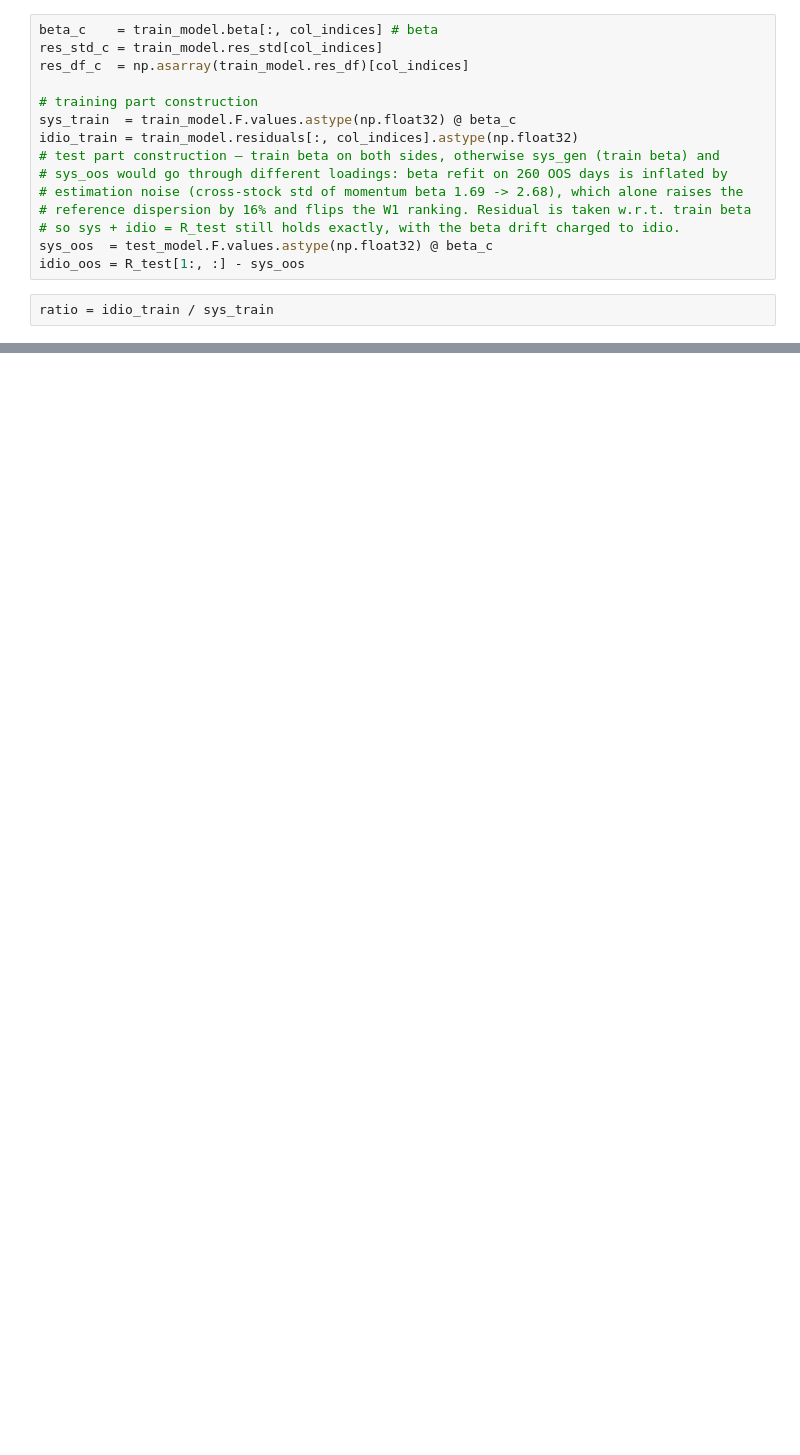
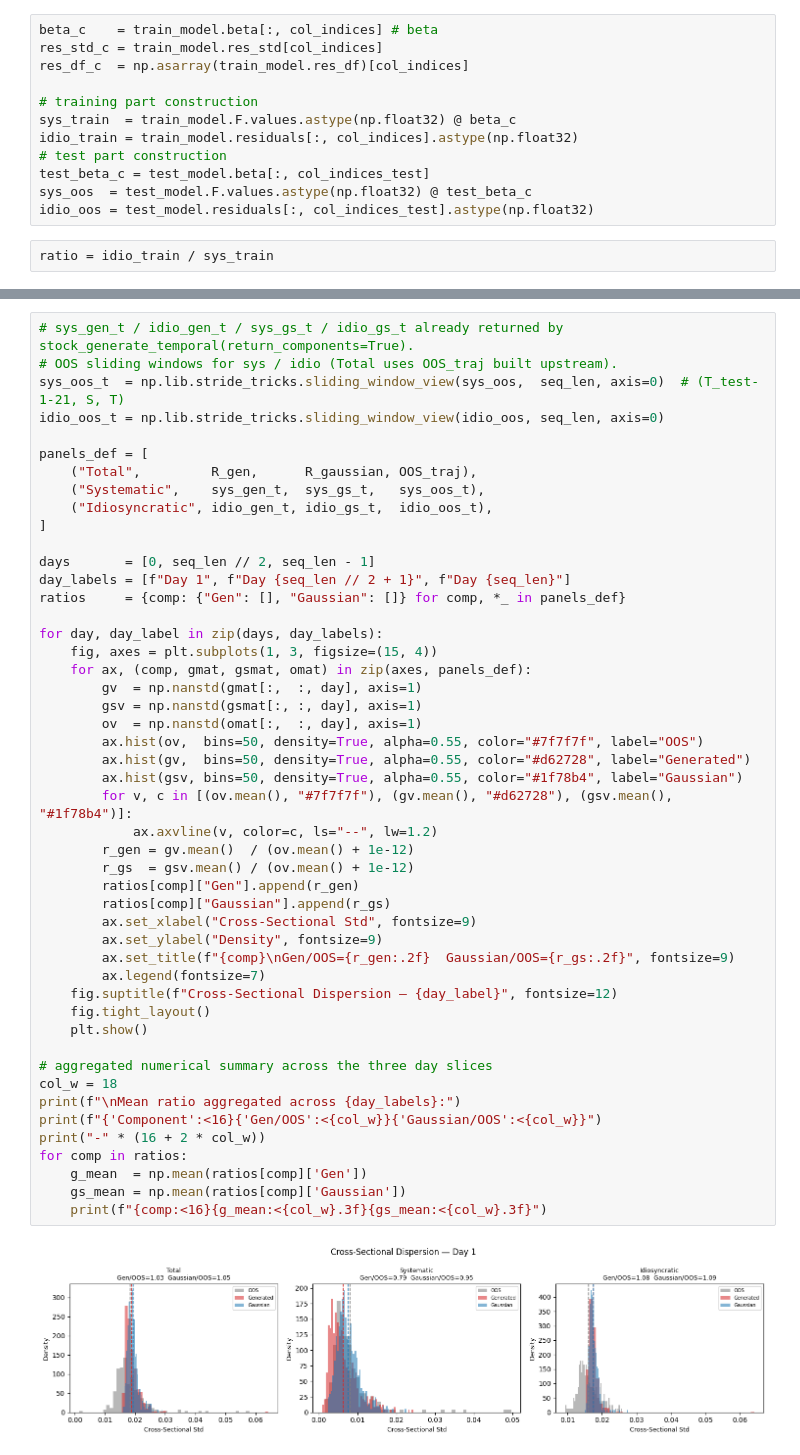
Before and after one commit to yryMax/TailEnhancedFinDiff, a Jupyter notebook: stock_evaluation.ipynb, the cells around one changed output, grey strips where cells are left out. Drawn from its saved outputs; the diff is of its cells as text; blank space fills up the shorter version.

```diff
--- a/stock_evaluation.ipynb
+++ b/stock_evaluation.ipynb
@@ -234,12 +253,9 @@ res_df_c  = np.asarray(train_model.res_df)[col_indices]
 # training part construction
 sys_train  = train_model.F.values.astype(np.float32) @ beta_c
 idio_train = train_model.residuals[:, col_indices].astype(np.float32)
-# test part construction — train beta on both sides, otherwise sys_gen (train beta) and
-# sys_oos would go through different loadings: beta refit on 260 OOS days is inflated by
-# estimation noise (cross-stock std of momentum beta 1.69 -> 2.68), which alone raises the
-# reference dispersion by 16% and flips the W1 ranking. Residual is taken w.r.t. train beta
-# so sys + idio = R_test still holds exactly, with the beta drift charged to idio.
-sys_oos  = test_model.F.values.astype(np.float32) @ beta_c
-idio_oos = R_test[1:, :] - sys_oos
+# test part construction
+test_beta_c = test_model.beta[:, col_indices_test]
+sys_oos  = test_model.F.values.astype(np.float32) @ test_beta_c
+idio_oos = test_model.residuals[:, col_indices_test].astype(np.float32)
 # %%
 ratio = idio_train / sys_train
@@ -350,0 +264,50 @@ plt.show()
+# %%
+# sys_gen_t / idio_gen_t / sys_gs_t / idio_gs_t already returned by stock_generate_temporal(return_components=True).
+# OOS sliding windows for sys / idio (Total uses OOS_traj built upstream).
+sys_oos_t  = np.lib.stride_tricks.sliding_window_view(sys_oos,  seq_len, axis=0)  # (T_test-1-21, S, T)
+idio_oos_t = np.lib.stride_tricks.sliding_window_view(idio_oos, seq_len, axis=0)
+
+panels_def = [
+    ("Total",         R_gen,      R_gaussian, OOS_traj),
+    ("Systematic",    sys_gen_t,  sys_gs_t,   sys_oos_t),
+    ("Idiosyncratic", idio_gen_t, idio_gs_t,  idio_oos_t),
+]
+
+days       = [0, seq_len // 2, seq_len - 1]
+day_labels = [f"Day 1", f"Day {seq_len // 2 + 1}", f"Day {seq_len}"]
+ratios     = {comp: {"Gen": [], "Gaussian": []} for comp, *_ in panels_def}
+
+for day, day_label in zip(days, day_labels):
+    fig, axes = plt.subplots(1, 3, figsize=(15, 4))
+    for ax, (comp, gmat, gsmat, omat) in zip(axes, panels_def):
+        gv  = np.nanstd(gmat[:,  :, day], axis=1)
+        gsv = np.nanstd(gsmat[:, :, day], axis=1)
+        ov  = np.nanstd(omat[:,  :, day], axis=1)
+        ax.hist(ov,  bins=50, density=True, alpha=0.55, color="#7f7f7f", label="OOS")
+        ax.hist(gv,  bins=50, density=True, alpha=0.55, color="#d62728", label="Generated")
+        ax.hist(gsv, bins=50, density=True, alpha=0.55, color="#1f78b4", label="Gaussian")
+        for v, c in [(ov.mean(), "#7f7f7f"), (gv.mean(), "#d62728"), (gsv.mean(), "#1f78b4")]:
+            ax.axvline(v, color=c, ls="--", lw=1.2)
+        r_gen = gv.mean()  / (ov.mean() + 1e-12)
+        r_gs  = gsv.mean() / (ov.mean() + 1e-12)
+        ratios[comp]["Gen"].append(r_gen)
+        ratios[comp]["Gaussian"].append(r_gs)
+        ax.set_xlabel("Cross-Sectional Std", fontsize=9)
+        ax.set_ylabel("Density", fontsize=9)
+        ax.set_title(f"{comp}\nGen/OOS={r_gen:.2f}  Gaussian/OOS={r_gs:.2f}", fontsize=9)
+        ax.legend(fontsize=7)
+    fig.suptitle(f"Cross-Sectional Dispersion — {day_label}", fontsize=12)
+    fig.tight_layout()
+    plt.show()
+
+# aggregated numerical summary across the three day slices
+col_w = 18
+print(f"\nMean ratio aggregated across {day_labels}:")
+print(f"{'Component':<16}{'Gen/OOS':<{col_w}}{'Gaussian/OOS':<{col_w}}")
+print("-" * (16 + 2 * col_w))
+for comp in ratios:
+    g_mean  = np.mean(ratios[comp]['Gen'])
+    gs_mean = np.mean(ratios[comp]['Gaussian'])
+    print(f"{comp:<16}{g_mean:<{col_w}.3f}{gs_mean:<{col_w}.3f}")
+# %% [output]
+[figure, added]
```
Also changed, not shown: parts of 25 cells of this notebook, 7 other files.
